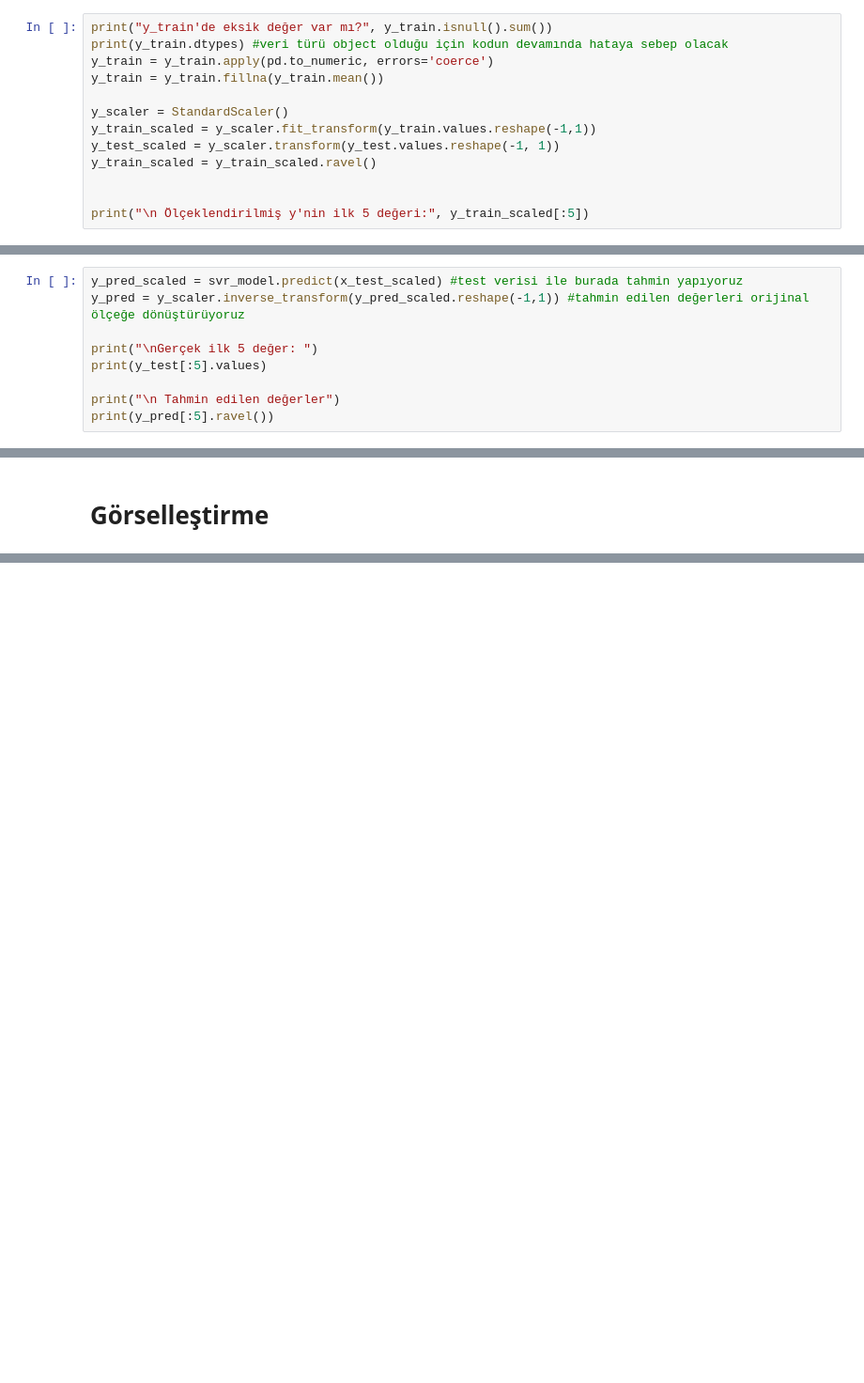
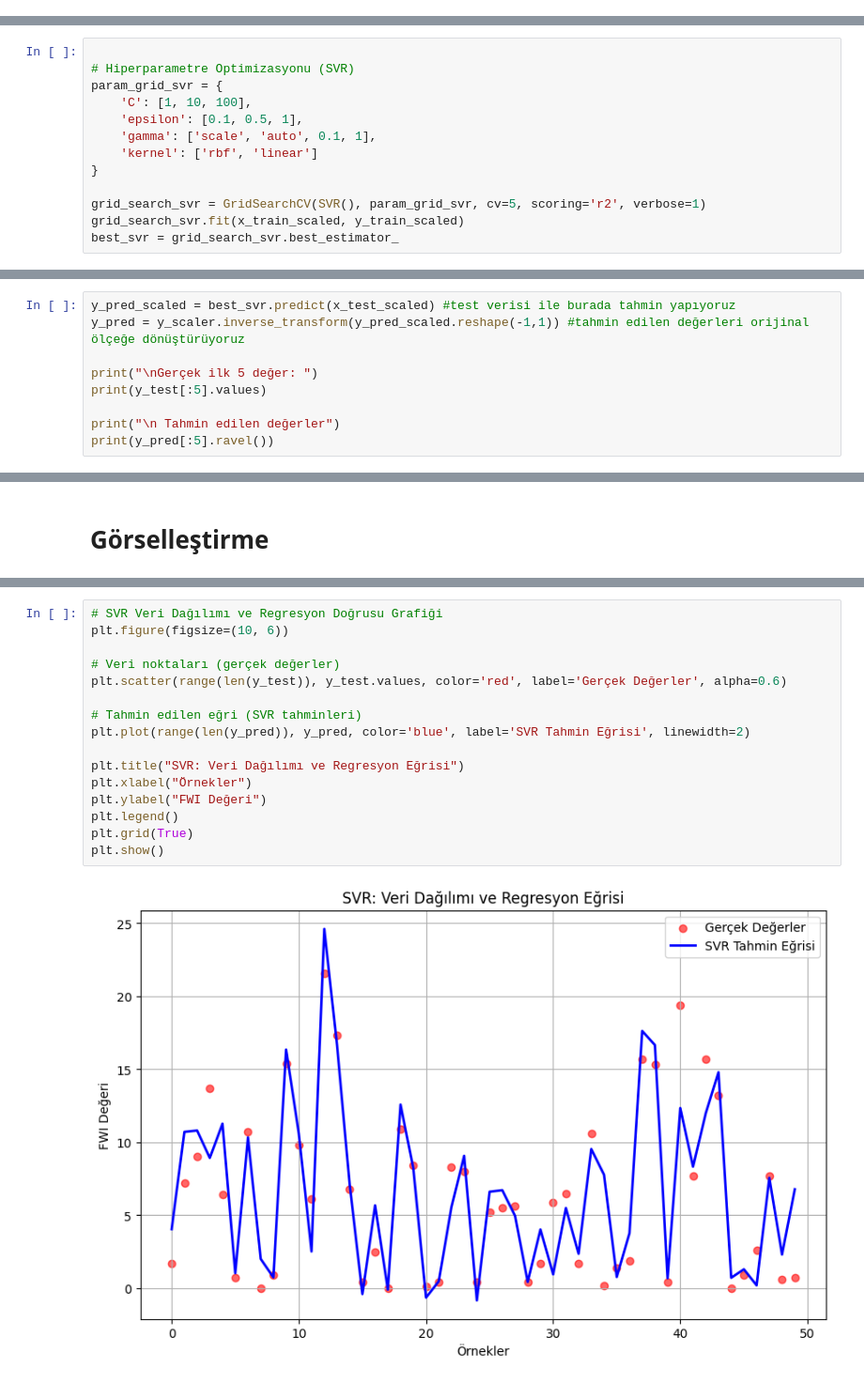
Before and after one commit to cebel-irem/Algerian_Forest_Fires, a Jupyter notebook: Algerian_Forest_Fires.ipynb, the cells around one changed output, grey strips where cells are left out. Shown at 94% size. Saved outputs shown, nothing was run; the diff lists cells and outputs as text; blank space fills up the shorter version.

```diff
--- a/Algerian_Forest_Fires.ipynb
+++ b/Algerian_Forest_Fires.ipynb
@@ -143,13 +224,0 @@ print("\n Ölçeklendirilmiş Test Seti Boyutu:", x_test_scaled.shape)
-# %%
-print("y_train'de eksik değer var mı?", y_train.isnull().sum())
-print(y_train.dtypes) #veri türü object olduğu için kodun devamında hataya sebep olacak
-y_train = y_train.apply(pd.to_numeric, errors='coerce')
-y_train = y_train.fillna(y_train.mean())
-
-y_scaler = StandardScaler()
-y_train_scaled = y_scaler.fit_transform(y_train.values.reshape(-1,1))
-y_test_scaled = y_scaler.transform(y_test.values.reshape(-1, 1))
-y_train_scaled = y_train_scaled.ravel()
-
-
-print("\n Ölçeklendirilmiş y'nin ilk 5 değeri:", y_train_scaled[:5])
@@ -155,0 +228,13 @@ print("\n Ölçeklendirilmiş y'nin ilk 5 değeri:", y_train_scaled[:5])
+# %%
+
+# Hiperparametre Optimizasyonu (SVR)
+param_grid_svr = {
+    'C': [1, 10, 100],
+    'epsilon': [0.1, 0.5, 1],
+    'gamma': ['scale', 'auto', 0.1, 1],
+    'kernel': ['rbf', 'linear']
+}
+
+grid_search_svr = GridSearchCV(SVR(), param_grid_svr, cv=5, scoring='r2', verbose=1)
+grid_search_svr.fit(x_train_scaled, y_train_scaled)
+best_svr = grid_search_svr.best_estimator_
@@ -181,7 +283,7 @@ pr_model.fit(x_train_poly, y_train_scaled)
 # %% [markdown]
 * SVR
 # %%
-y_pred_scaled = svr_model.predict(x_test_scaled) #test verisi ile burada tahmin yapıyoruz
+y_pred_scaled = best_svr.predict(x_test_scaled) #test verisi ile burada tahmin yapıyoruz
 y_pred = y_scaler.inverse_transform(y_pred_scaled.reshape(-1,1)) #tahmin edilen değerleri orijinal ölçeğe dönüştürüyoruz
 
 print("\nGerçek ilk 5 değer: ")
@@ -236,3 +363,21 @@ plt.show()
+# %%
+# SVR Veri Dağılımı ve Regresyon Doğrusu Grafiği
+plt.figure(figsize=(10, 6))
+
+# Veri noktaları (gerçek değerler)
+plt.scatter(range(len(y_test)), y_test.values, color='red', label='Gerçek Değerler', alpha=0.6)
+
+# Tahmin edilen eğri (SVR tahminleri)
+plt.plot(range(len(y_pred)), y_pred, color='blue', label='SVR Tahmin Eğrisi', linewidth=2)
+
+plt.title("SVR: Veri Dağılımı ve Regresyon Eğrisi")
+plt.xlabel("Örnekler")
+plt.ylabel("FWI Değeri")
+plt.legend()
+plt.grid(True)
+plt.show()
+# %% [output]
+[figure, added]
 # %%
 # 6. PR Sonuçlarını Görselleştirme
 plt.figure(figsize=(10, 6))
```
Also changed, not shown: parts of 27 cells of this notebook.
